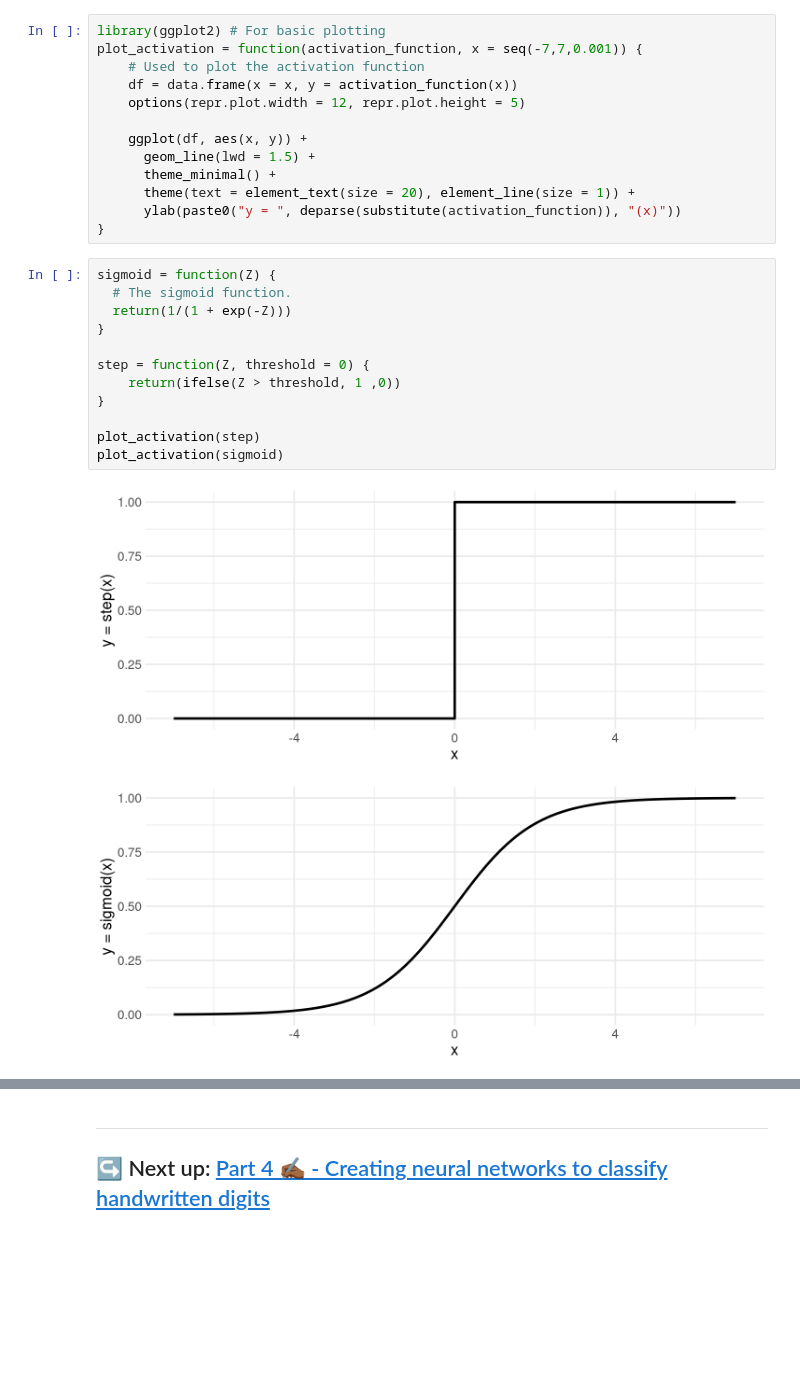
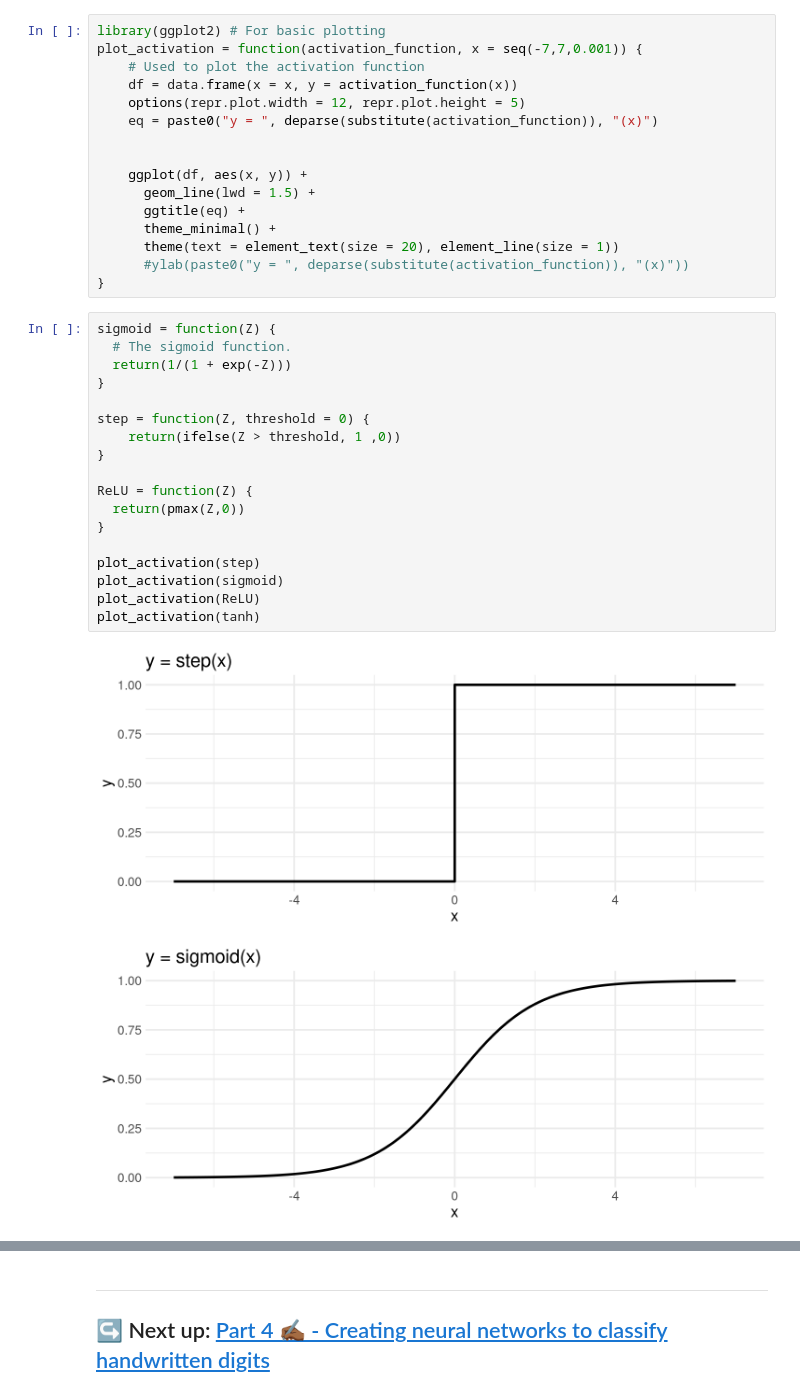
Before and after one commit to ABS-Neural-Nets-Tutorial/Intro-To-Neural-Networks, a Jupyter notebook: notebooks/3_Revising_NNs.ipynb, the cells around one changed output, grey strips where cells are left out. Drawn from its saved outputs; the diff is of its cells as text; blank space fills up the shorter version.

```diff
--- a/notebooks/3_Revising_NNs.ipynb
+++ b/notebooks/3_Revising_NNs.ipynb
@@ -21,25 +24,34 @@ plot_activation = function(activation_function, x = seq(-7,7,0.001)) {
     # Used to plot the activation function
     df = data.frame(x = x, y = activation_function(x))
     options(repr.plot.width = 12, repr.plot.height = 5)
+    eq = paste0("y = ", deparse(substitute(activation_function)), "(x)")
+
 
     ggplot(df, aes(x, y)) +
       geom_line(lwd = 1.5) +
+      ggtitle(eq) +
       theme_minimal() +
-      theme(text = element_text(size = 20), element_line(size = 1)) +
-      ylab(paste0("y = ", deparse(substitute(activation_function)), "(x)"))
+      theme(text = element_text(size = 20), element_line(size = 1))
+      #ylab(paste0("y = ", deparse(substitute(activation_function)), "(x)"))
 }
 # %%
 sigmoid = function(Z) {
   # The sigmoid function.
   return(1/(1 + exp(-Z)))
 }
 
 step = function(Z, threshold = 0) {
     return(ifelse(Z > threshold, 1 ,0))
 }
 
+ReLU = function(Z) {
+  return(pmax(Z,0))
+}
+
 plot_activation(step)
 plot_activation(sigmoid)
+plot_activation(ReLU)
+plot_activation(tanh)
 # %% [output]
-[figure, old version]
+[figure, new version]
-[figure, old version]
+[figure, new version]
```
Also changed, not shown: parts of 10 cells of this notebook, 7 other files.
